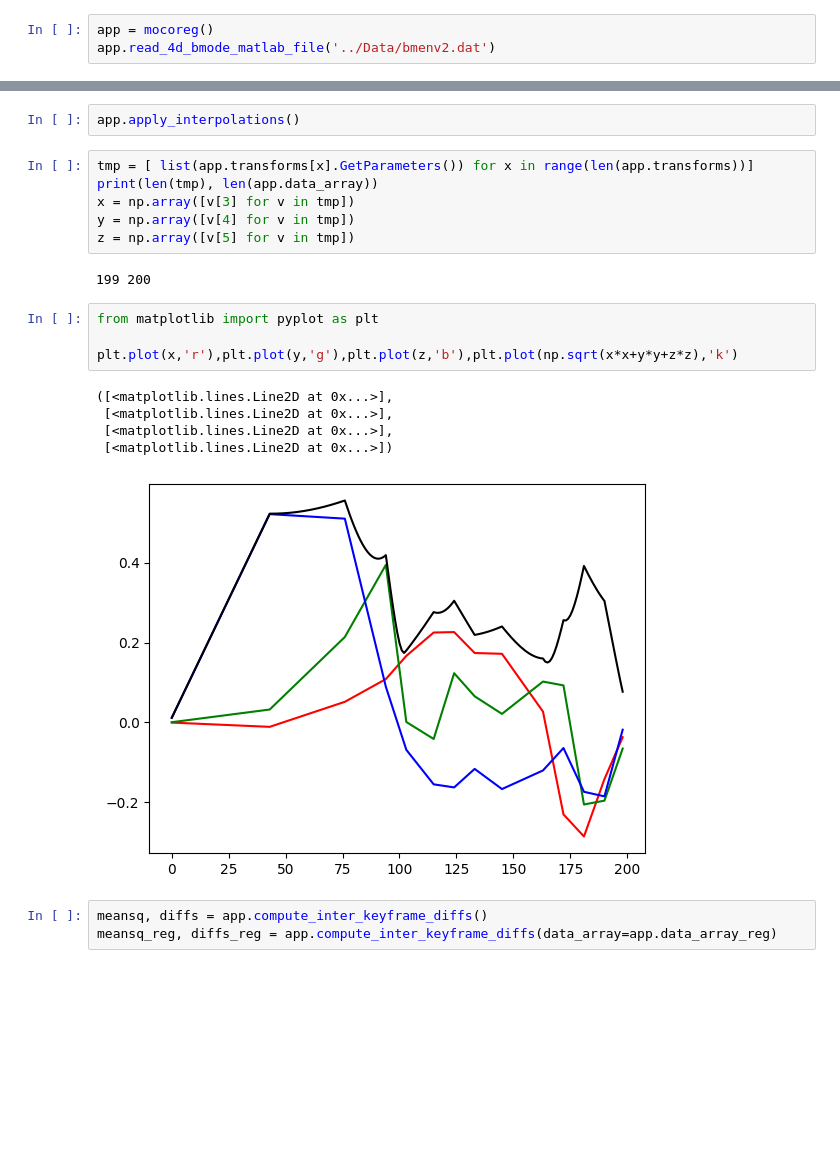
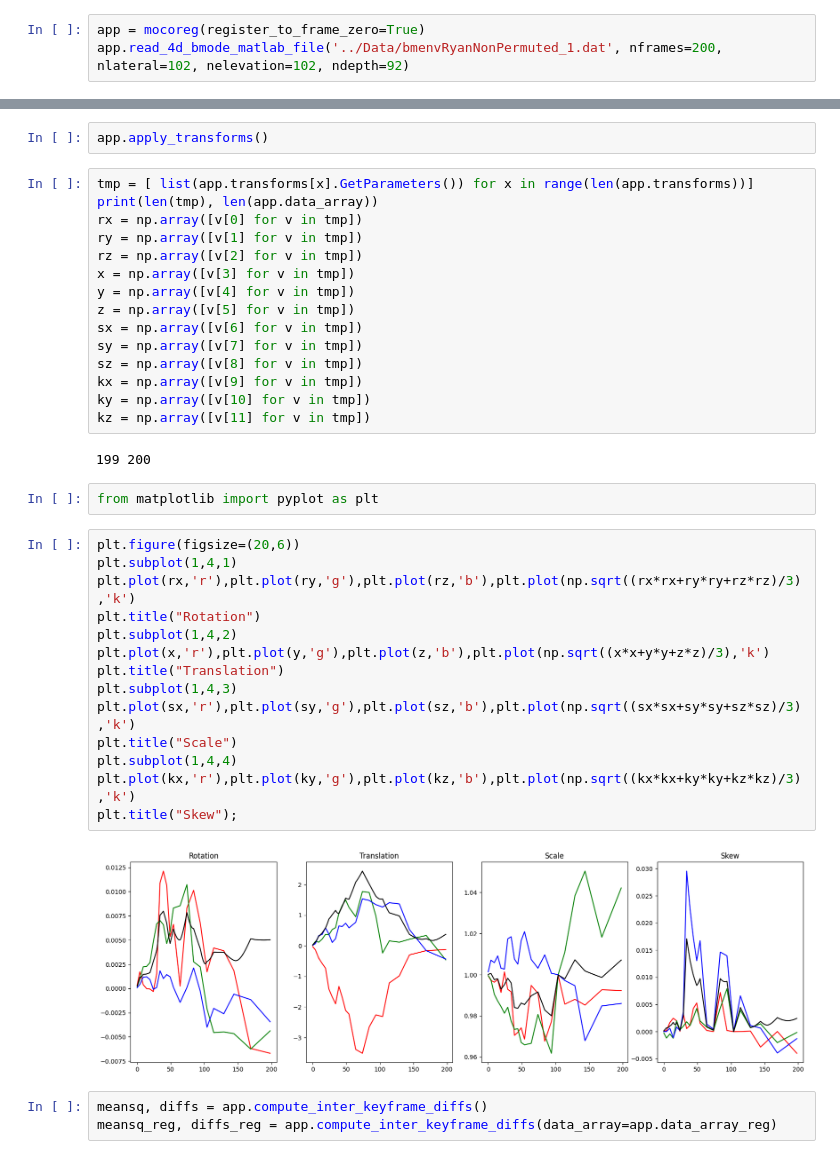
Before and after one commit to aylward/UNC_TumorMicroEnv_MoCo, a Jupyter notebook: Experiments/MoCoReg_Workflow.ipynb, the cells around one changed output, grey strips where cells are left out. Saved outputs shown, nothing was run; the diff lists cells and outputs as text; blank space fills up the shorter version.

Commit message:
ENH: Experiments use current lib and plot transform vars

```diff
--- a/Experiments/MoCoReg_Workflow.ipynb
+++ b/Experiments/MoCoReg_Workflow.ipynb
@@ -9,8 +9,8 @@ site.addsitedir("../src")
 
 from mocoreg import mocoreg
 # %%
-app = mocoreg()
-app.read_4d_bmode_matlab_file('../Data/bmenv2.dat')
+app = mocoreg(register_to_frame_zero=True)
+app.read_4d_bmode_matlab_file('../Data/bmenvRyanNonPermuted_1.dat', nframes=200, nlateral=102, nelevation=102, ndepth=92)
 # %%
 app.compute_keyframes()
 # %%
@@ -62,23 +52,40 @@ Interpolating frames 191 to 199
 # %%
-app.apply_interpolations()
+app.apply_transforms()
 # %%
 tmp = [ list(app.transforms[x].GetParameters()) for x in range(len(app.transforms))]
 print(len(tmp), len(app.data_array))
+rx = np.array([v[0] for v in tmp])
+ry = np.array([v[1] for v in tmp])
+rz = np.array([v[2] for v in tmp])
 x = np.array([v[3] for v in tmp])
 y = np.array([v[4] for v in tmp])
 z = np.array([v[5] for v in tmp])
+sx = np.array([v[6] for v in tmp])
+sy = np.array([v[7] for v in tmp])
+sz = np.array([v[8] for v in tmp])
+kx = np.array([v[9] for v in tmp])
+ky = np.array([v[10] for v in tmp])
+kz = np.array([v[11] for v in tmp])
 # %% [output]
 199 200
-# %%
-from matplotlib import pyplot as plt
-
-plt.plot(x,'r'),plt.plot(y,'g'),plt.plot(z,'b'),plt.plot(np.sqrt(x*x+y*y+z*z),'k')
-# %% [output]
-([<matplotlib.lines.Line2D at 0x...>],
- [<matplotlib.lines.Line2D at 0x...>],
- [<matplotlib.lines.Line2D at 0x...>],
- [<matplotlib.lines.Line2D at 0x...>])
-[figure, removed]
+# %%
+from matplotlib import pyplot as plt
+# %%
+plt.figure(figsize=(20,6))
+plt.subplot(1,4,1)
+plt.plot(rx,'r'),plt.plot(ry,'g'),plt.plot(rz,'b'),plt.plot(np.sqrt((rx*rx+ry*ry+rz*rz)/3),'k')
+plt.title("Rotation")
+plt.subplot(1,4,2)
+plt.plot(x,'r'),plt.plot(y,'g'),plt.plot(z,'b'),plt.plot(np.sqrt((x*x+y*y+z*z)/3),'k')
+plt.title("Translation")
+plt.subplot(1,4,3)
+plt.plot(sx,'r'),plt.plot(sy,'g'),plt.plot(sz,'b'),plt.plot(np.sqrt((sx*sx+sy*sy+sz*sz)/3),'k')
+plt.title("Scale")
+plt.subplot(1,4,4)
+plt.plot(kx,'r'),plt.plot(ky,'g'),plt.plot(kz,'b'),plt.plot(np.sqrt((kx*kx+ky*ky+kz*kz)/3),'k')
+plt.title("Skew");
+# %% [output]
+[figure, added]
 # %%
 meansq, diffs = app.compute_inter_keyframe_diffs()
 meansq_reg, diffs_reg = app.compute_inter_keyframe_diffs(data_array=app.data_array_reg)
```
Also changed, not shown: parts of 5 cells of this notebook, 1 other file.
